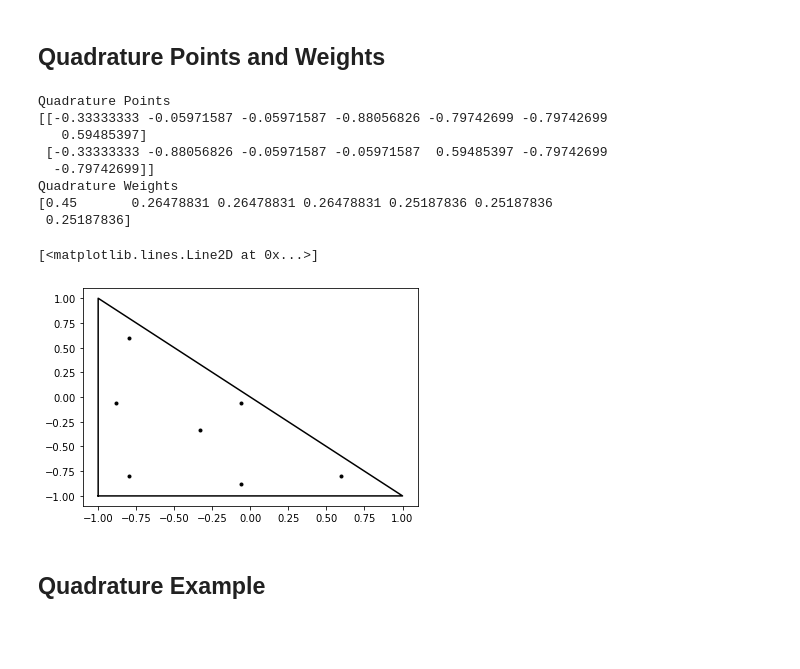
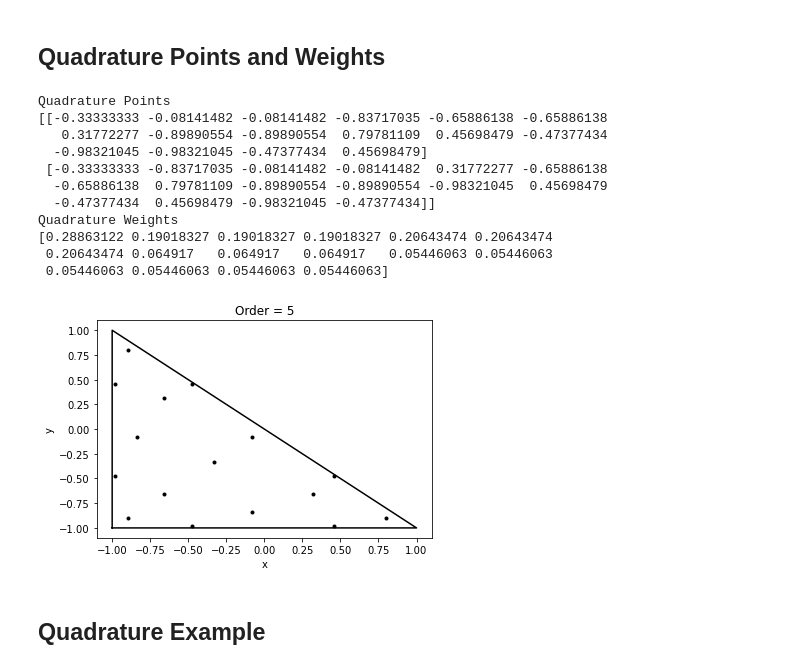
Before and after one commit to caleblogemann/pydogpack, a Jupyter notebook: pydogpack/utils/quadrature.ipynb, the cells around one changed output. Drawn from its saved outputs; the diff is of its cells as text; code cells hidden in the pictures; blank space fills up the shorter version.

```diff
--- a/pydogpack/utils/quadrature.ipynb
+++ b/pydogpack/utils/quadrature.ipynb
@@ -159,29 +162,35 @@ for quad_order in range(1, max_quad_order + 1):
 # %%
 vertices = np.array([[-1, -1], [1, -1], [-1, 1]])
 quad_order = 5
 tuple_ = quadrature.gauss_pts_and_wgts_2d_triangle_canonical(quad_order)
 quad_pts = tuple_[0]
 quad_wgts = tuple_[1]
 print("Quadrature Points")
 print(quad_pts)
 print("Quadrature Weights")
 print(quad_wgts)
 fig, axes = plt.subplots()
 axes.plot(quad_pts[0], quad_pts[1], 'k.')
 x = np.append(vertices[:, 0], vertices[0, 0])
 y = np.append(vertices[:, 1], vertices[0, 1])
 axes.plot(x, y, 'k')
+axes.set_xlabel("x")
+axes.set_ylabel("y")
+axes.set_title("Order = " + str(quad_order))
+fig.savefig("triangle_quad_" + str(quad_order) + ".pdf")
 # %% [output]
 Quadrature Points
-[[-0.33333333 -0.05971587 -0.05971587 -0.88056826 -0.79742699 -0.79742699
-   0.59485397]
- [-0.33333333 -0.88056826 -0.05971587 -0.05971587  0.59485397 -0.79742699
-  -0.79742699]]
+[[-0.33333333 -0.08141482 -0.08141482 -0.83717035 -0.65886138 -0.65886138
+   0.31772277 -0.89890554 -0.89890554  0.79781109  0.45698479 -0.47377434
+  -0.98321045 -0.98321045 -0.47377434  0.45698479]
+ [-0.33333333 -0.83717035 -0.08141482 -0.08141482  0.31772277 -0.65886138
+  -0.65886138  0.79781109 -0.89890554 -0.89890554 -0.98321045  0.45698479
+  -0.47377434  0.45698479 -0.98321045 -0.47377434]]
 Quadrature Weights
-[0.45       0.26478831 0.26478831 0.26478831 0.25187836 0.25187836
- 0.25187836]
+[0.28863122 0.19018327 0.19018327 0.19018327 0.20643474 0.20643474
+ 0.20643474 0.064917   0.064917   0.064917   0.05446063 0.05446063
+ 0.05446063 0.05446063 0.05446063 0.05446063]
-[<matplotlib.lines.Line2D at 0x...>]
-[figure, old version]
+[figure, new version]
 # %% [markdown]
 ## Quadrature Example
 # %%
```
Also changed, not shown: parts of 1 cell of this notebook, 3 other files.
